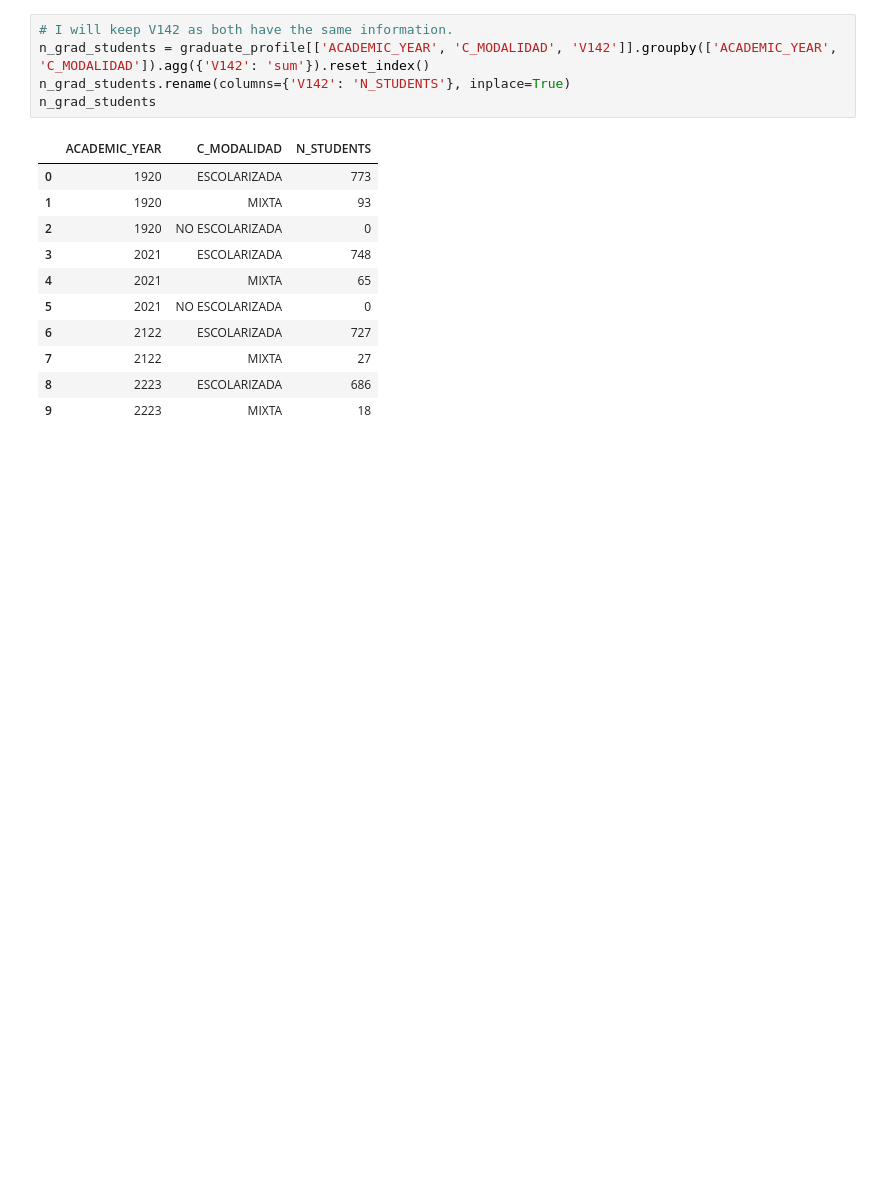
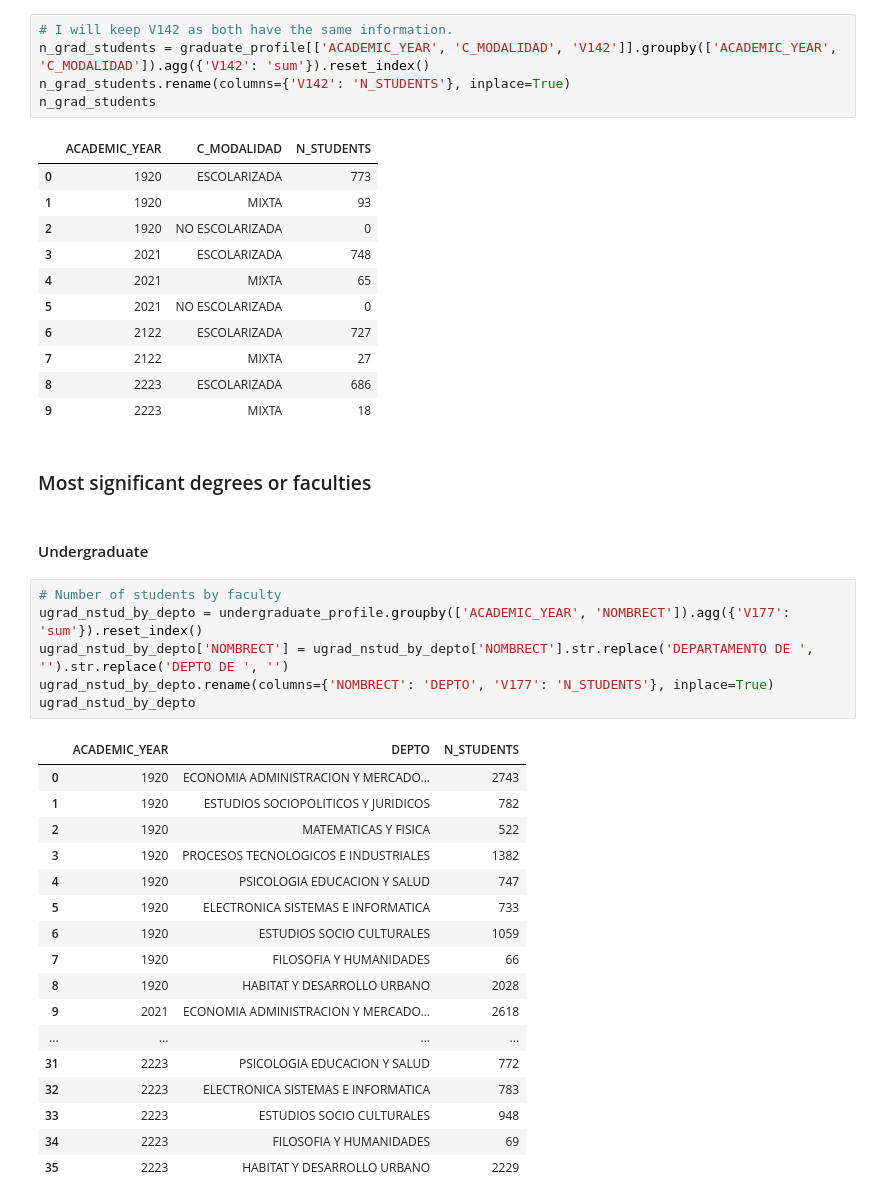
Before and after one commit to lvcruzh/data_challenge_ey, a Jupyter notebook: data_challenge.ipynb, the cells around one changed output. Drawn from its saved outputs; the diff is of its cells as text; blank space fills up the shorter version.

Commit message:
Most significant degrees or faculties

```diff
--- a/data_challenge.ipynb
+++ b/data_challenge.ipynb
@@ -342,3 +342,31 @@ n_grad_students
 | 7 | 2122 | MIXTA | 27 |
 | 8 | 2223 | ESCOLARIZADA | 686 |
 | 9 | 2223 | MIXTA | 18 |
+# %% [markdown]
+### Most significant degrees or faculties
+# %% [markdown]
+#### Undergraduate
+# %%
+# Number of students by faculty
+ugrad_nstud_by_depto = undergraduate_profile.groupby(['ACADEMIC_YEAR', 'NOMBRECT']).agg({'V177': 'sum'}).reset_index()
+ugrad_nstud_by_depto['NOMBRECT'] = ugrad_nstud_by_depto['NOMBRECT'].str.replace('DEPARTAMENTO DE ', '').str.replace('DEPTO DE ', '')
+ugrad_nstud_by_depto.rename(columns={'NOMBRECT': 'DEPTO', 'V177': 'N_STUDENTS'}, inplace=True)
+ugrad_nstud_by_depto
+# %% [output]
+|  | ACADEMIC_YEAR | DEPTO | N_STUDENTS |
+| 0 | 1920 | ECONOMIA ADMINISTRACION Y MERCADO... | 2743 |
+| 1 | 1920 | ESTUDIOS SOCIOPOLITICOS Y JURIDICOS | 782 |
+| 2 | 1920 | MATEMATICAS Y FISICA | 522 |
+| 3 | 1920 | PROCESOS TECNOLOGICOS E INDUSTRIALES | 1382 |
+| 4 | 1920 | PSICOLOGIA EDUCACION Y SALUD | 747 |
+| 5 | 1920 | ELECTRONICA SISTEMAS E INFORMATICA | 733 |
+| 6 | 1920 | ESTUDIOS SOCIO CULTURALES | 1059 |
+| 7 | 1920 | FILOSOFIA Y HUMANIDADES | 66 |
+| 8 | 1920 | HABITAT Y DESARROLLO URBANO | 2028 |
+| 9 | 2021 | ECONOMIA ADMINISTRACION Y MERCADO... | 2618 |
+| ... | ... | ... | ... |
+| 31 | 2223 | PSICOLOGIA EDUCACION Y SALUD | 772 |
+| 32 | 2223 | ELECTRONICA SISTEMAS E INFORMATICA | 783 |
+| 33 | 2223 | ESTUDIOS SOCIO CULTURALES | 948 |
+| 34 | 2223 | FILOSOFIA Y HUMANIDADES | 69 |
+| 35 | 2223 | HABITAT Y DESARROLLO URBANO | 2229 |
```
Also changed, not shown: parts of 4 cells of this notebook.
